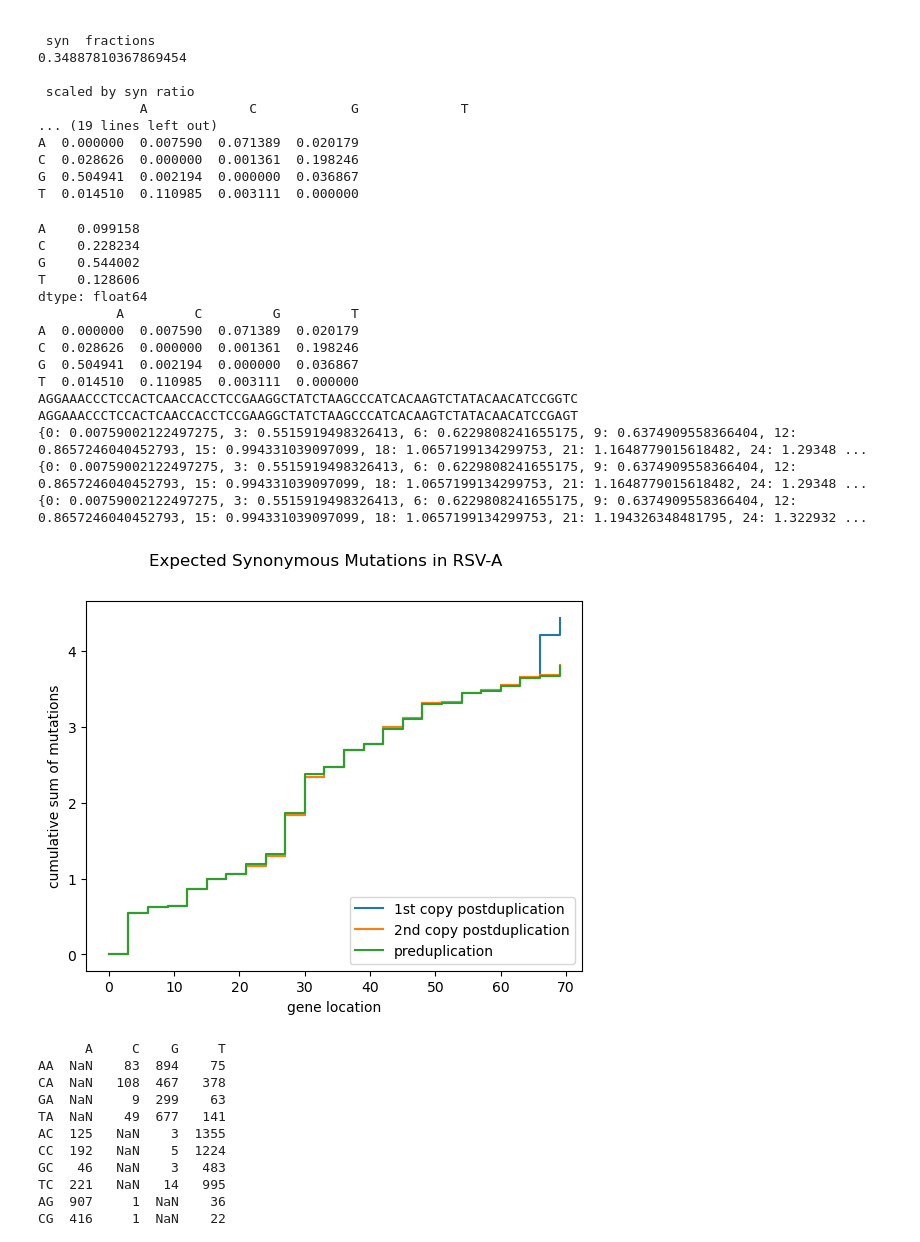
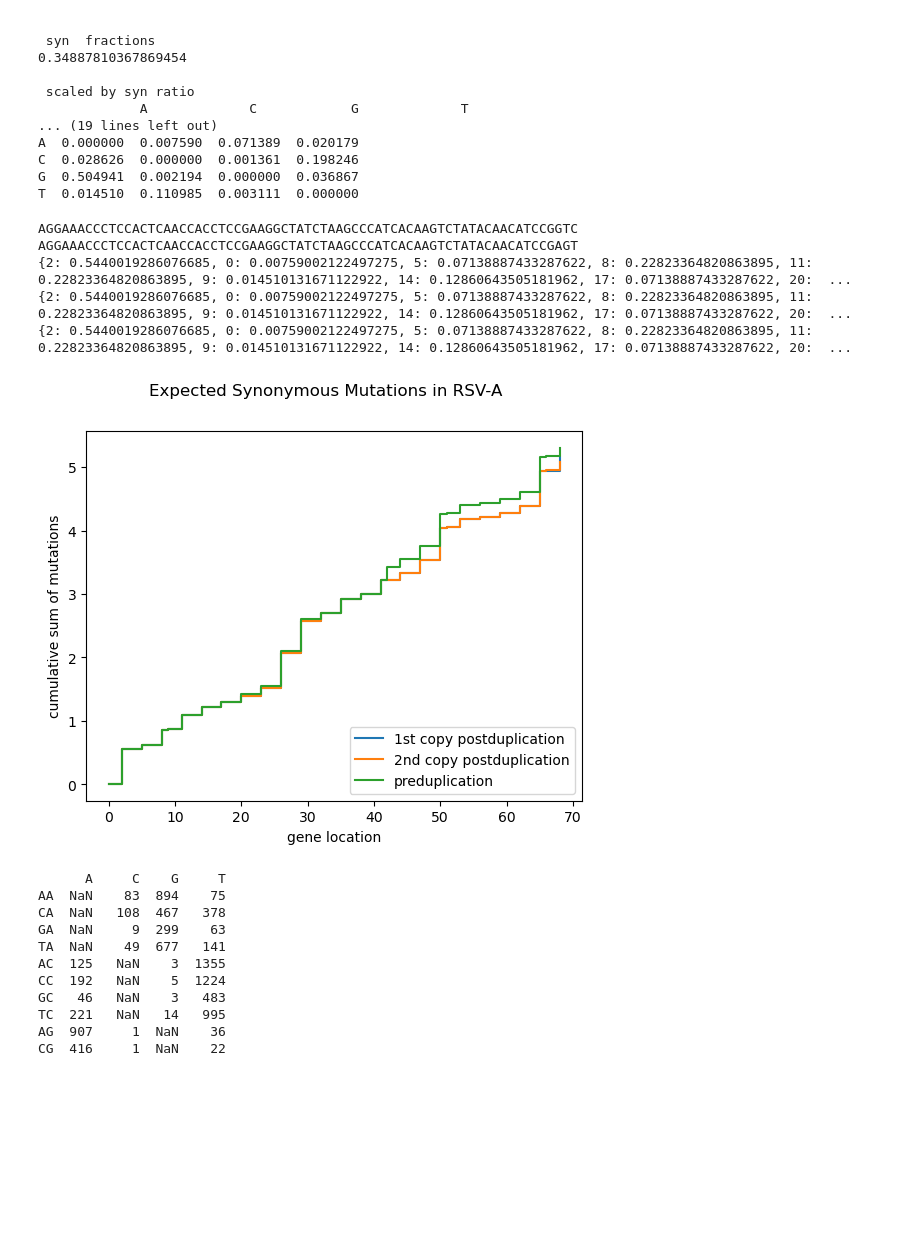
Before and after one commit to LauraU123/mutation_patterns, a Jupyter notebook: matrix.ipynb, the cells around one changed output. Saved outputs shown, nothing was run; the diff lists cells and outputs as text; code cells hidden in the pictures; blank space fills up the shorter version.

```diff
--- a/matrix.ipynb
+++ b/matrix.ipynb
@@ -173,10 +173,6 @@ def cumulative(dictionary):
         cumul[i] = j
     return(cumul)
 
-
-
-print(sum_of_rows)
-print(scaled_and_normalized)
 tree_file  = Phylo.read("data/a_tree.nwk", "newick")
 tree_file.root_at_midpoint()
 tree_file.find_clades()
@@ -209,17 +205,18 @@ for i, char in enumerate(post_dupl_1):
           codon = post_dupl_1[i:i+3]
           for key, entry in translations.items():
                if codon in entry:
-                    if len(entry) == 4: each_position[i+3] = sum_of_rows[codon[-1]]
-                    if len(entry) == 2 or len(entry) == 3:
+                    if len(entry) == 4: each_position[i+2] = sum_of_rows[codon[-1]]
+                    elif len(entry) == 2 or len(entry) == 3:
                          sum_of_muts = 0
                          for ele in entry: sum_of_muts += scaled_and_normalized.at[codon[-1], ele[-1]]
-                         each_position[i+3] = sum_of_muts
-                    if len(entry) == 6:
-                         each_position[i+3] = sum_of_rows[codon[-1]]
+                         each_position[i+2] = sum_of_muts
+                    elif len(entry) == 6:
+                         each_position[i+2] = sum_of_rows[codon[-1]]
                          for ele in entry:
                               if ele[0] != codon[0]:
                                    sum_ = float(scaled_and_normalized.at[codon[0], ele[0]])
                                    each_position[i] = sum_
+print(each_position)
 cumulative_1 = cumulative(each_position)
 
 each_position = dict()
@@ -228,67 +225,57 @@ for i, char in enumerate(post_dupl_2):
           codon = post_dupl_2[i:i+3]
           for key, entry in translations.items():
                if codon in entry:
-                    if len(entry) == 4: each_position[i+3] = sum_of_rows[codon[-1]]
-                    if len(entry) == 2 or len(entry) == 3:
+                    if len(entry) == 4: each_position[i+2] = sum_of_rows[codon[-1]]
+                    elif len(entry) == 2 or len(entry) == 3:
                          sum_of_muts = 0
                          for ele in entry: sum_of_muts += scaled_and_normalized.at[codon[-1], ele[-1]]
-                         each_position[i+3] = sum_of_muts
-                    if len(entry) == 6:
-                         each_position[i+3] = sum_of_rows[codon[-1]]
+                         each_position[i+2] = sum_of_muts
+                    elif len(entry) == 6:
+                         each_position[i+2] = sum_of_rows[codon[-1]]
                          for ele in entry:
                               if ele[0] != codon[0]:
                                    sum_ = float(scaled_and_normalized.at[codon[0], ele[0]])
                                    each_position[i] = sum_
+print(each_position)
 cumulative_2 = cumulative(each_position)
 
 each_position = dict()
 for i, char in enumerate(first_predupl_sequence):
      if i%3 == 0:
           codon = first_predupl_sequence[i:i+3]
           for key, entry in translations.items():
                if codon in entry:
-                    if len(entry) == 4: each_position[i+3] = sum_of_rows[codon[-1]]
-                    if len(entry) == 2 or len(entry) == 3:
+                    if len(entry) == 4: each_position[i+2] = sum_of_rows[codon[-1]]
+                    elif len(entry) == 2 or len(entry) == 3:
                          sum_of_muts = 0
                          for ele in entry: sum_of_muts += scaled_and_normalized.at[codon[-1], ele[-1]]
-                         each_position[i+3] = sum_of_muts
-                    if len(entry) == 6:
-                         each_position[i+3] = sum_of_rows[codon[-1]]
+                         each_position[i+2] = sum_of_muts
+                    elif len(entry) == 6:
+                         each_position[i+2] = sum_of_rows[codon[-1]]
                          for ele in entry:
                               if ele[0] != codon[0]:
                                    sum_ = float(scaled_and_normalized.at[codon[0], ele[0]])
                                    each_position[i] = sum_
 cumulative_pre = cumulative(each_position)
+print(each_position)
 
 
-print(cumulative_1)
-print(cumulative_2)
-print(cumulative_pre)
+
 plt.step(cumulative_1.keys(), cumulative_1.values(), label= f'1st copy postduplication', where='post')
 plt.step(cumulative_2.keys(), cumulative_2.values(), label=f'2nd copy postduplication', where='post' )
 plt.step(cumulative_pre.keys(), cumulative_pre.values(), label= f'preduplication', where='post' )
 plt.legend(loc='lower right')
 plt.suptitle('Expected Synonymous Mutations in RSV-A')
 plt.xlabel("gene location")
 plt.ylabel("cumulative sum of mutations")
 plt.savefig("expected_synonymous.png")
 # %% [output]
-A    0.099158
-C    0.228234
-G    0.544002
-T    0.128606
-dtype: float64
-          A         C         G         T
-A  0.000000  0.007590  0.071389  0.020179
-C  0.028626  0.000000  0.001361  0.198246
-G  0.504941  0.002194  0.000000  0.036867
-T  0.014510  0.110985  0.003111  0.000000
 AGGAAACCCTCCACTCAACCACCTCCGAAGGCTATCTAAGCCCATCACAAGTCTATACAACATCCGGTC
 AGGAAACCCTCCACTCAACCACCTCCGAAGGCTATCTAAGCCCATCACAAGTCTATACAACATCCGAGT
-{0: 0.00759002122497275, 3: 0.5515919498326413, 6: 0.6229808241655175, 9: 0.6374909558366404, 12: 0.8657246040452793, 15: 0.994331039097099, 18: 1.0657199134299753, 21: 1.1648779015618482, 24: 1.29348 ...
-{0: 0.00759002122497275, 3: 0.5515919498326413, 6: 0.6229808241655175, 9: 0.6374909558366404, 12: 0.8657246040452793, 15: 0.994331039097099, 18: 1.0657199134299753, 21: 1.1648779015618482, 24: 1.29348 ...
-{0: 0.00759002122497275, 3: 0.5515919498326413, 6: 0.6229808241655175, 9: 0.6374909558366404, 12: 0.8657246040452793, 15: 0.994331039097099, 18: 1.0657199134299753, 21: 1.194326348481795, 24: 1.322932 ...
+{2: 0.5440019286076685, 0: 0.00759002122497275, 5: 0.07138887433287622, 8: 0.22823364820863895, 11: 0.22823364820863895, 9: 0.014510131671122922, 14: 0.12860643505181962, 17: 0.07138887433287622, 20:  ...
+{2: 0.5440019286076685, 0: 0.00759002122497275, 5: 0.07138887433287622, 8: 0.22823364820863895, 11: 0.22823364820863895, 9: 0.014510131671122922, 14: 0.12860643505181962, 17: 0.07138887433287622, 20:  ...
+{2: 0.5440019286076685, 0: 0.00759002122497275, 5: 0.07138887433287622, 8: 0.22823364820863895, 11: 0.22823364820863895, 9: 0.014510131671122922, 14: 0.12860643505181962, 17: 0.07138887433287622, 20:  ...
-[figure, old version]
+[figure, new version]
 # %%
 # For mutation rates including context
 
```
Also changed, not shown: parts of 1 cell of this notebook, 1 other file.
